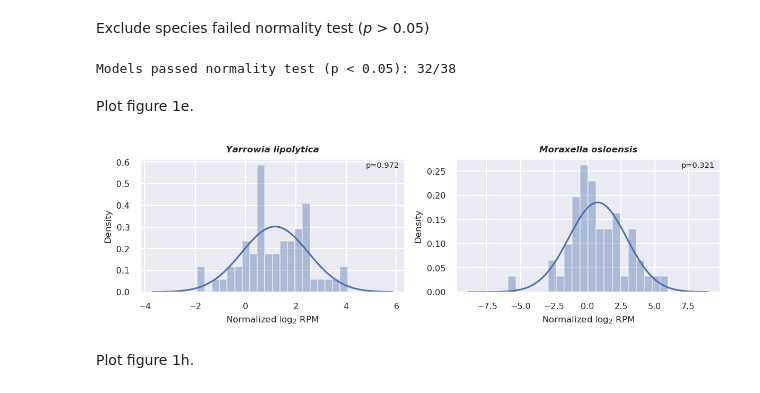
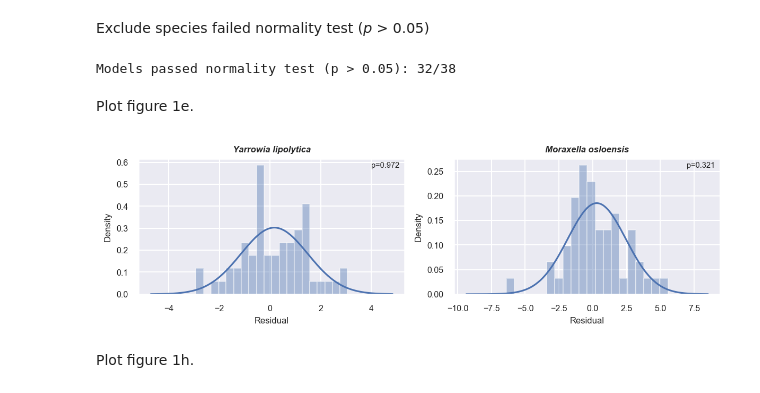
Before and after one commit to bioinfo-matridx/BECLEAN, a Jupyter notebook: BECLEAN/BECLEAN_analysis.ipynb, the cells around one changed output. Saved outputs shown, nothing was run; the diff lists cells and outputs as text; code cells hidden in the pictures.

```diff
--- a/BECLEAN/BECLEAN_analysis.ipynb
+++ b/BECLEAN/BECLEAN_analysis.ipynb
@@ -88,15 +88,31 @@ def get_df_of_taxid(taxid, alignment_results, sample_metadata, lab='labA', metho
     return df
 
 def get_model_of_taxid(df, taxid, key='log_library_concentration'):
+    """
+    input:
+        df: pandas dataframe containing sample meta data and rpm of given species,
+            columns are: sample_name, rpm, library_concentration, nucleic_acid_mass, log_rpm,
+            log_library_concentration, log_nucleic_acid_mass
+        taxid: taxid of species
+        key: column name of the value represents the sample input,
+            valid values: 'log_library_concentration'(default), 'log_nucleic_acid_mass'
+    output:
+        dictionary including taxid, model parameters, and data summary
+        keys are: taxid, slope, intercept, sd, rvalue, pvalue, con_mean(average of value specified as sample input),
+        rpm_mean(average of model normalized rpm), cutoff(maximum value of sample input within the linearity range),
+        frequence(occurrence of frequency), and normaltest_p(normality test p value)
+    """
     slope, intercept, rvalue, pvalue, stderr = stats.linregress(df[key], df.log_rpm)
     cutoff = (math.log2(1 / 10_000_000 * 1_000_000) - intercept) / slope
     df_valid = df[df[key] <= cutoff]
     slope, intercept, rvalue, pvalue, stderr = stats.linregress(df_valid[key], df_valid.log_rpm)
+    residual = df.log_rpm - (slope * df[key] + intercept)
+    k2r, pr = stats.normaltest(residual)
     df['log_rpm_norm'] = df.log_rpm + slope * (df[key].mean() - df[key])
     k2, p = stats.normaltest(df.log_rpm_norm)
     model = dict(taxid=taxid, slope=slope, intercept=intercept, sd=df.log_rpm_norm.std(), rvalue=rvalue, pvalue=pvalue,
                  con_mean=df[key].mean(), rpm_mean=df.log_rpm_norm.mean(),
-                 cutoff=cutoff, frequence=len(df), normaltest_p=p)
+                 cutoff=cutoff, frequence=len(df), normaltest_p=p, residual_p=pr)
     return model
 
 def get_models(taxids, alignment_results, sample_metadata, lab='labA', method='automated', key='log_library_concentration'):
@@ -176,42 +192,43 @@ def filter_model_by_normality_p(models, p=0.05):
 
 # final background species
 labA_automated_models = filter_model_by_normality_p(labA_automated_models_f20)
-print(f'Models passed normality test (p < 0.05): {len(labA_automated_models)}/{len(labA_automated_models_f20)}')
+print(f'Models passed normality test (p > 0.05): {len(labA_automated_models)}/{len(labA_automated_models_f20)}')
 # %% [output]
-Models passed normality test (p < 0.05): 32/38
+Models passed normality test (p > 0.05): 32/38
 # %% [markdown]
 Plot figure 1e.
 # %%
 # helper functions
 def get_normed_df(model, key='log_library_concentration'):
     df = get_df_of_taxid(model['taxid'], alignment_results, sample_metadata)
     df['log_rpm_norm'] = df.log_rpm + model['slope'] * (df[key].mean() - df[key])
     return df
 
 # plot
 seaborn.set(font_scale=0.7)
 fig, axes = plt.subplots(1, 2, figsize=(8, 2.5))
 axes_data = [
     {'taxid': '4952', 'idx': 0, 'model': labA_automated_models['4952'], 'data': get_normed_df(labA_automated_models['4952'])},
     {'taxid': '34062', 'idx': 1, 'model': labA_automated_models['34062'], 'data': get_normed_df(labA_automated_models['34062'])}
 ]
 for idx in range(2):
     ax_data = axes_data[idx]
     ax = axes[ax_data['idx']]
     model = ax_data['model']
     data = ax_data['data']
+    data['residual'] = data.log_rpm - (model['slope'] * data['log_library_concentration'] + model['intercept'])
     species_name = scientific_names[ax_data['taxid']]
-    seaborn.distplot(data.log_rpm_norm, fit=stats.norm, kde=False, bins=20, fit_kws={'color': 'b'}, ax=ax)
-    text = f'p={round(model["normaltest_p"], 3)}'
+    seaborn.distplot(data.residual, fit=stats.norm, kde=False, bins=20, fit_kws={'color': 'b'}, ax=ax)
+    text = f'p={round(model["residual_p"], 3)}'
     ax.text(0.98, 0.98, text, horizontalalignment='right', verticalalignment='top', fontsize=7, transform=ax.transAxes)
     ax.set_title(species_name, fontweight='bold', style='italic', fontsize=8)
-    ax.set_xlabel(f'Normalized $log_2$ RPM', fontsize=8)
+    ax.set_xlabel('Residual', fontsize=8)
     ax.set_ylabel('Density', fontsize=8)
 fig.tight_layout()
 plt.show()
 plt.close()
 # %% [output]
-[figure, old version]
+[figure, new version]
 # %% [markdown]
 Plot figure 1h.
 # %%
```
Also changed, not shown: 2 other files.
